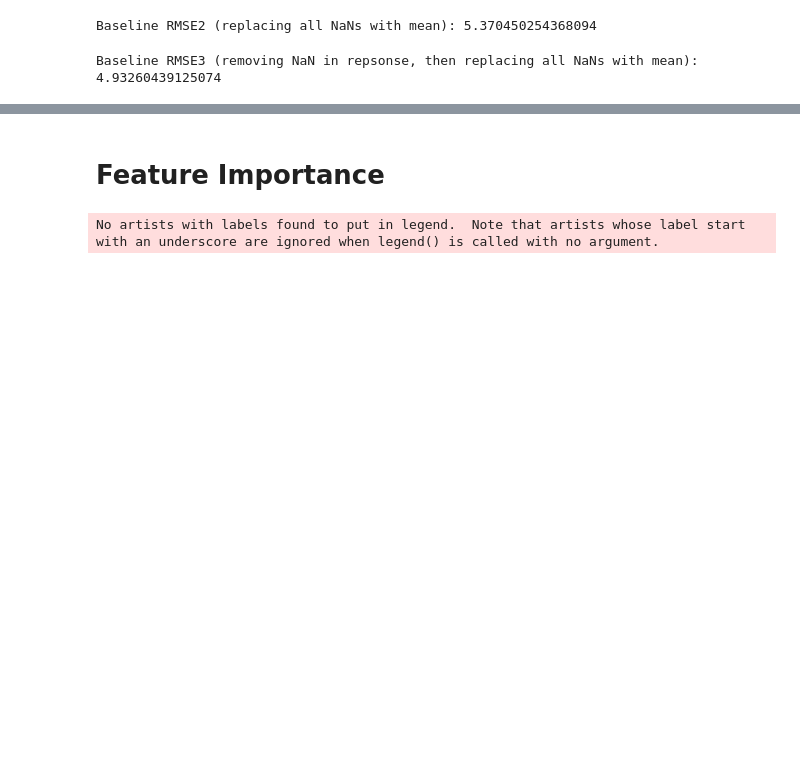
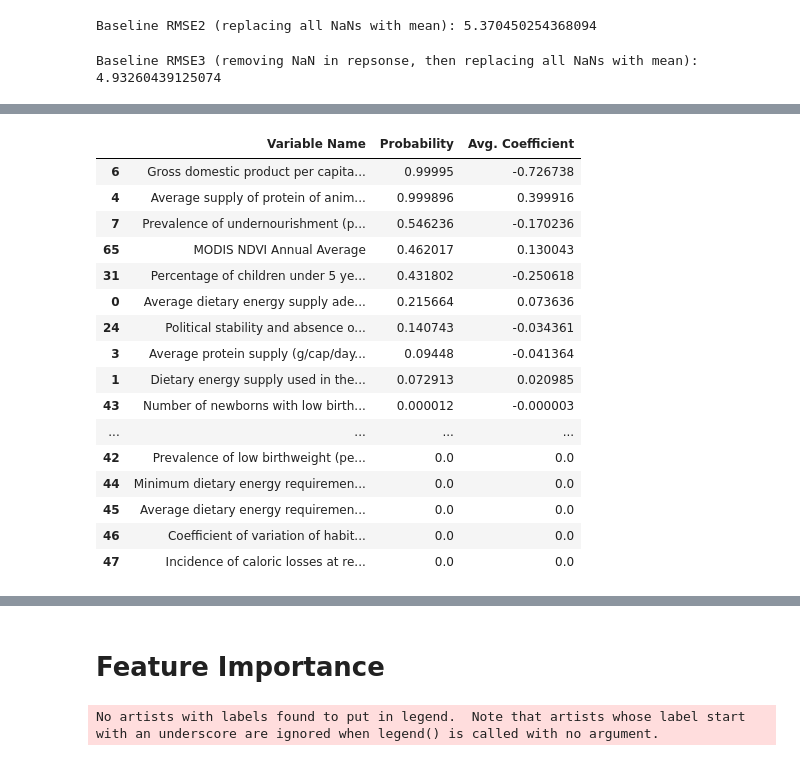
Before and after one commit to bakerjf1993/Supply-Chain, a Jupyter notebook: Food_Security_ModelAveraging-Git.ipynb, the cells around one changed output, grey strips where cells are left out. Cells and saved outputs as stored; diff of their text form; code cells hidden in the pictures; blank space fills up the shorter version.

```diff
--- a/Food_Security_ModelAveraging-Git.ipynb
+++ b/Food_Security_ModelAveraging-Git.ipynb
@@ -299,3 +330,25 @@ Random Forest RMSE3: 0.05574145575879709
+# %%
+summary3 = regr.summary()
+summary3= summary3.sort_values(by='Probability', ascending=False)
+summary3.head(20)
+# %% [output]
+|  | Variable Name | Probability | Avg. Coefficient |
+| 6 | Gross domestic product per capita... | 0.99995 | -0.726738 |
+| 4 | Average supply of protein of anim... | 0.999896 | 0.399916 |
+| 7 | Prevalence of undernourishment (p... | 0.546236 | -0.170236 |
+| 65 | MODIS NDVI Annual Average | 0.462017 | 0.130043 |
+| 31 | Percentage of children under 5 ye... | 0.431802 | -0.250618 |
+| 0 | Average dietary energy supply ade... | 0.215664 | 0.073636 |
+| 24 | Political stability and absence o... | 0.140743 | -0.034361 |
+| 3 | Average protein supply (g/cap/day... | 0.09448 | -0.041364 |
+| 1 | Dietary energy supply used in the... | 0.072913 | 0.020985 |
+| 43 | Number of newborns with low birth... | 0.000012 | -0.000003 |
+| ... | ... | ... | ... |
+| 42 | Prevalence of low birthweight (pe... | 0.0 | 0.0 |
+| 44 | Minimum dietary energy requiremen... | 0.0 | 0.0 |
+| 45 | Average dietary energy requiremen... | 0.0 | 0.0 |
+| 46 | Coefficient of variation of habit... | 0.0 | 0.0 |
+| 47 | Incidence of caloric losses at re... | 0.0 | 0.0 |
 # %%
 sorted_Idx = np.argsort(y_test3.to_numpy())
 plt.figure(figsize=(16, 7), dpi=200)
```
Also changed, not shown: parts of 12 cells of this notebook.
